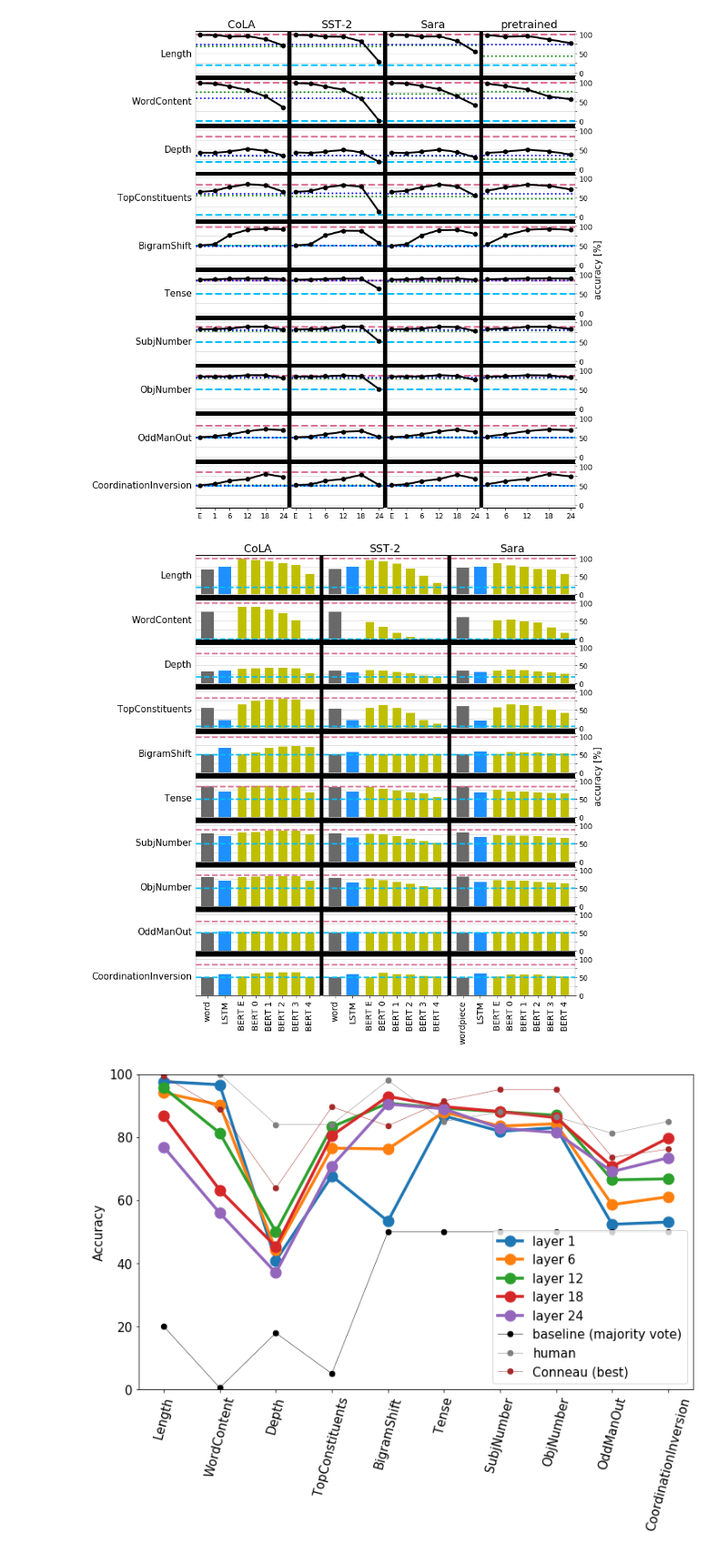
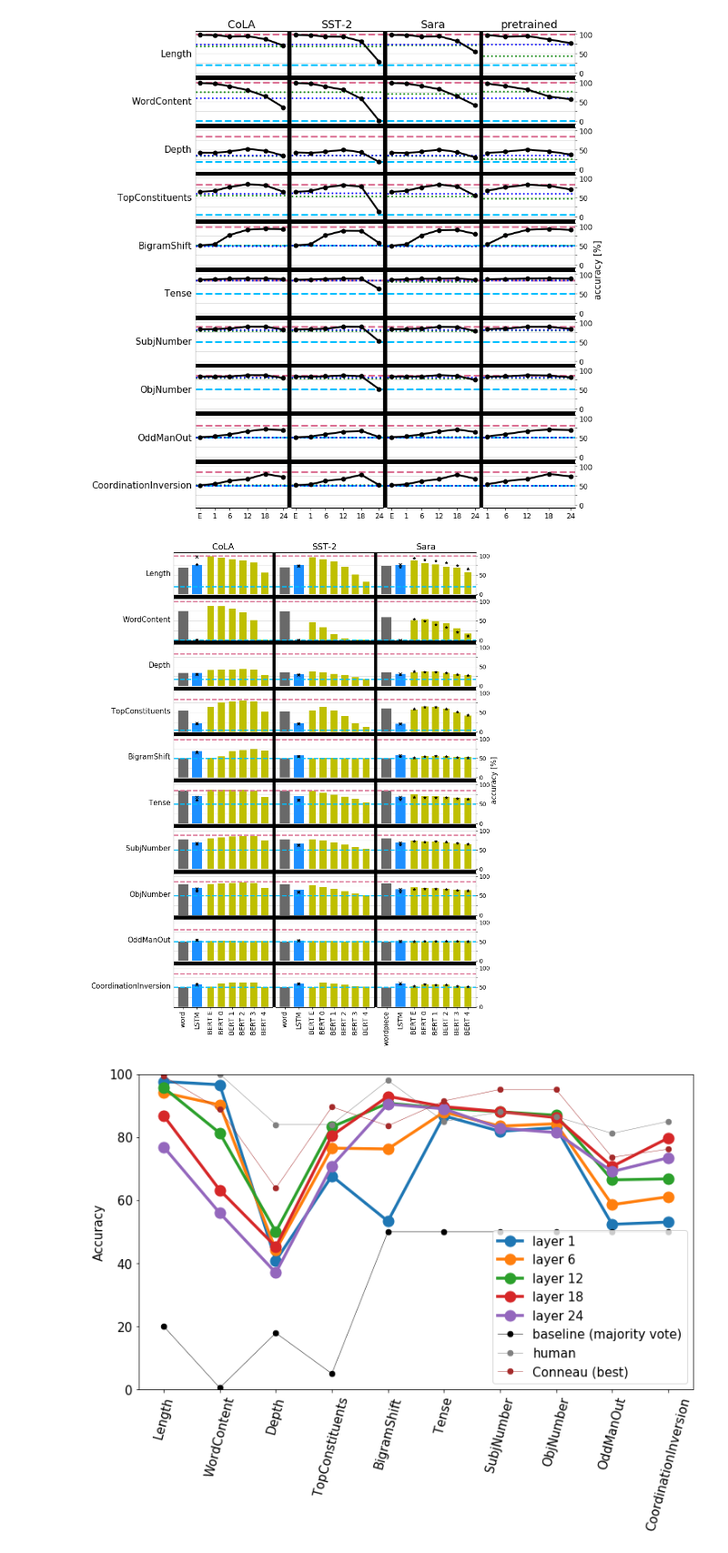
Before and after one commit to samsucik/knowledge-distil-bert, a Jupyter notebook: experiments/analysis/Probing.ipynb, the cells around one changed output. Shown at 91% size. Cells and saved outputs as stored; diff of their text form; code cells hidden in the pictures.

Commit message:
Plot first results of probing the from-scratch students and those trained on hard logits.

```diff
--- a/experiments/analysis/Probing.ipynb
+++ b/experiments/analysis/Probing.ipynb
@@ -183,13 +204,14 @@ for col, glue_task in enumerate(glue_tasks):
             vals_to_plot_embed[glue_task][embed_type][task_name] = best_row["acc"]
 # %%
 ncols = 3
-fig, axs = plt.subplots(nrows=T, ncols=ncols, figsize=(12, 12), sharex=True, sharey=True)
+fig, axs = plt.subplots(nrows=T, ncols=ncols, figsize=(12, 15), sharex=True, sharey=True)
 yticks_major = np.arange(3)*50
 yticks_minor = np.arange(5)*25
 grid_colour = np.array([1.0, 1.0, 1.0, 1.0])*0.85
 for row, task_name in enumerate(task_names):
     for col, glue_task in enumerate(glue_tasks):
-        bert_key = "BERT-L" if glue_task == "CoLA" else "BERT"
+#         bert_key = "BERT-L" if glue_task == "CoLA" else "BERT"
+        bert_key = "BERT"
 #         ax = plt.subplot2grid((T, 7), (row, [0, 3, 5][col]), colspan=[3, 2, 2][col], zorder=2)
         ax = plt.subplot2grid((T, 3), (row, col), colspan=1, zorder=2)
         if col == 0:
@@ -206,7 +228,7 @@ for row, task_name in enumerate(task_names):
         xs = [i*(w+space) for i in range(3)] + [((2+0.7*i)*w + (2+i)*space)
                                                 for i in range(1, len(layers[glue_task][bert_key]))]
         ys.append(vals_to_plot_embed[glue_task][glue_to_embed_type[glue_task]][task_name])
-        ys.append(vals_to_plot[glue_task]["LSTM"][-1][task_name])
+        ys.append(vals_to_plot[glue_task]["LSTM"][0][task_name])
         for layer in layers[glue_task][bert_key]:
             y = 0 if layer not in vals_to_plot[glue_task][bert_key] else vals_to_plot[glue_task][bert_key][layer][task_name]
             ys.append(y)
@@ -222,36 +244,43 @@ for row, task_name in enumerate(task_names):
             ax.tick_params("x", labelsize=14)
             ax.set_xticklabels(xticklabels, rotation=90)
 
         ax.set_ylim(bottom=-2, top=108)
         ax.set_yticks(yticks_major, minor=False)
         ax.set_yticks(yticks_minor, minor=True)
         if col == ncols - 1:
             ax.tick_params("y", right=True, left=False, labelright=True, labelleft=False, length=3, which="both", labelsize=12)
         else:
             ax.tick_params("y", left=False, labelleft=False, right=False, labelright=False)
 
         lw = 2.5
-        ax.axhline(baselines["majority"][row], linestyle="--", c="deepskyblue", lw=lw)
-        ax.axhline(baselines["human"][row], linestyle="--", c="palevioletred", lw=lw)
+        ax.axhline(baselines["majority"][row], linestyle="--", c="deepskyblue", lw=lw, zorder=2)
+        ax.axhline(baselines["human"][row], linestyle="--", c="palevioletred", lw=lw, zorder=2)
 #         ax.axhline(baselines["conneau-best"][row], linestyle=":", c="grey", lw=2)
         ax.bar(x=xs, height=ys, color=cl, width=ws)
+        for further in further_students[glue_task]["LSTM"]:
+            ax.scatter(xs[1], vals_to_plot[glue_task]["LSTM-" + further][0][task_name],
+                       marker=further_student_symbols[further], zorder=3, c="black")
+        for further in further_students[glue_task]["BERT"]:
+            for i, layer in enumerate(layers[glue_task]["BERT-" + further]):
+                ax.scatter(xs[2+i], vals_to_plot[glue_task]["BERT-" + further][layer][task_name],
+                           marker=further_student_symbols[further], zorder=3, c="black")
 
         ax.grid(axis="y", color=grid_colour, which="both")
         ax.set_axisbelow(True)
         [i.set_linewidth(1.1) for i in [ax.spines[k] for k in ["top", "bottom"]]]
         [i.set_linewidth(0.2) for i in [ax.spines[k] for k in ["right", "left"]]]
 
 fig.tight_layout(h_pad=0.0, w_pad=0.4)
 
 ax = colour_subplot_gaps(fig)
 ax.yaxis.set_label_position("right")
 ax.yaxis.tick_right()
 ax.set_ylabel("accuracy [%]")
 
 plt.show()
 fig.savefig("img/probing_master_students.png")
 # %% [output]
-[figure, old version]
+[figure, new version]
 # %%
 layers = [0, 5, 11, 17, -1]
 vals_to_plot = {l: [] for l in layers}
```
Also changed, not shown: parts of 1 cell of this notebook, 26 other files.
